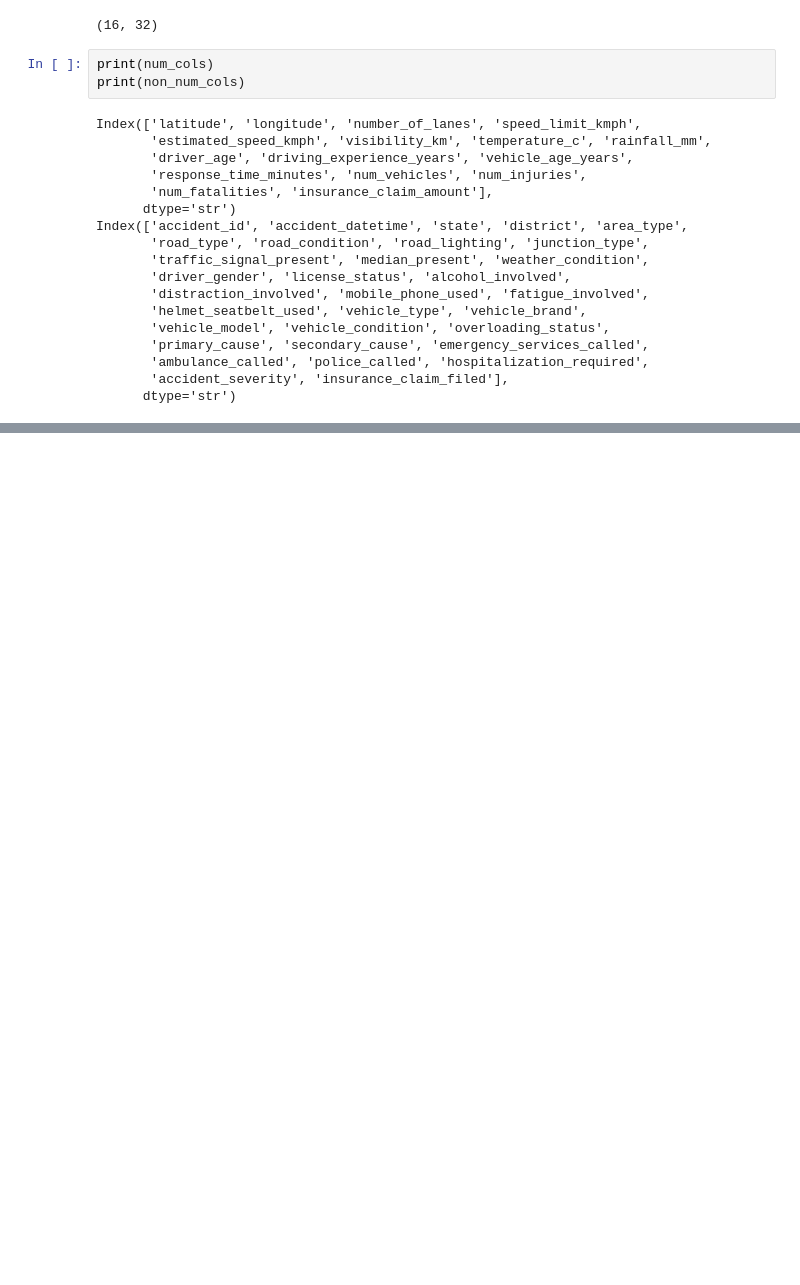
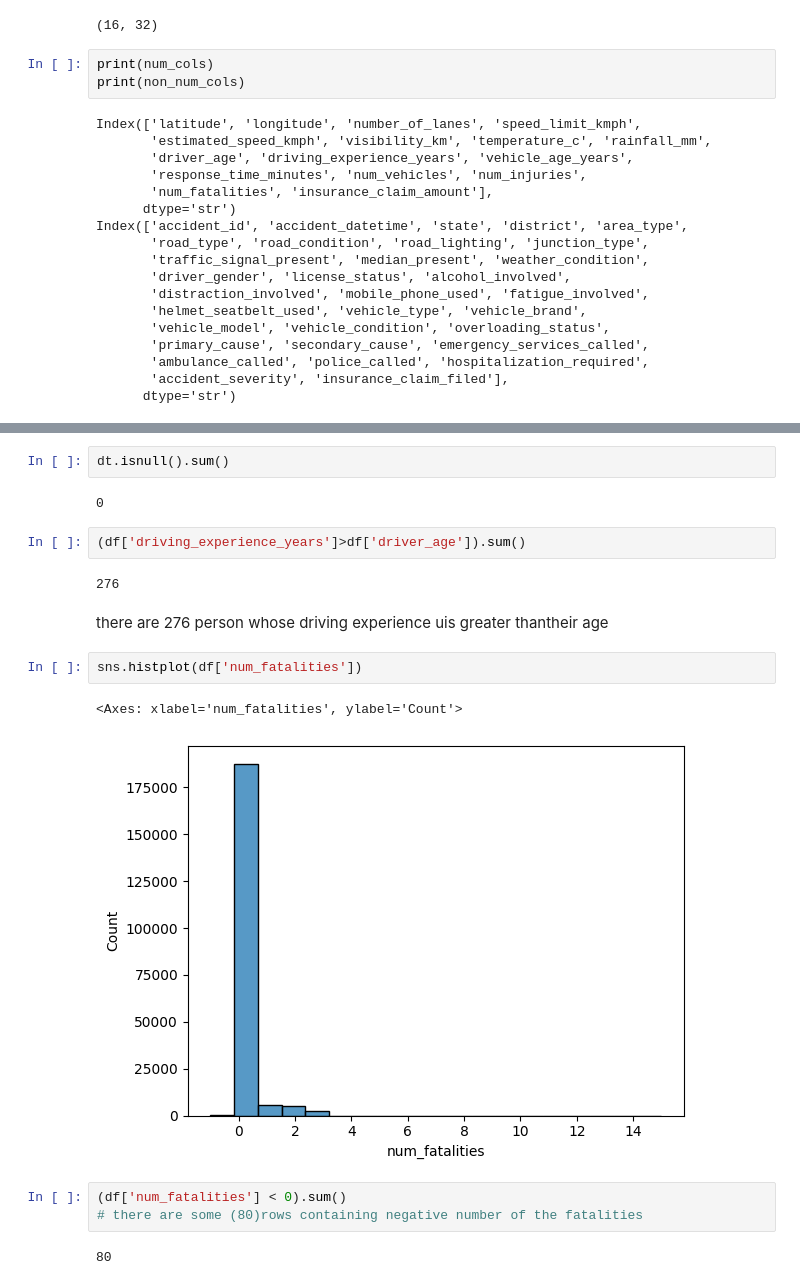
Before and after one commit to pushkarupadhyay587-a11y/gdg_probation_task1, a Jupyter notebook: eda.ipynb, the cells around one changed output, grey strips where cells are left out. Cells and saved outputs as stored; diff of their text form; blank space fills up the shorter version.

```diff
--- a/eda.ipynb
+++ b/eda.ipynb
@@ -122,0 +348,20 @@ Index(['accident_id', 'accident_datetime', 'state', 'district', 'area_type',
+# %%
+dt.isnull().sum()
+# %% [output]
+0
+# %%
+(df['driving_experience_years']>df['driver_age']).sum()
+# %% [output]
+276
+# %% [markdown]
+there are 276 person whose driving experience uis greater thantheir age
+# %%
+sns.histplot(df['num_fatalities'])
+# %% [output]
+<Axes: xlabel='num_fatalities', ylabel='Count'>
+[figure, added]
+# %%
+(df['num_fatalities'] < 0).sum()
+# there are some (80)rows containing negative number of the fatalities
+# %% [output]
+80
```
Also changed, not shown: parts of 23 cells of this notebook.
